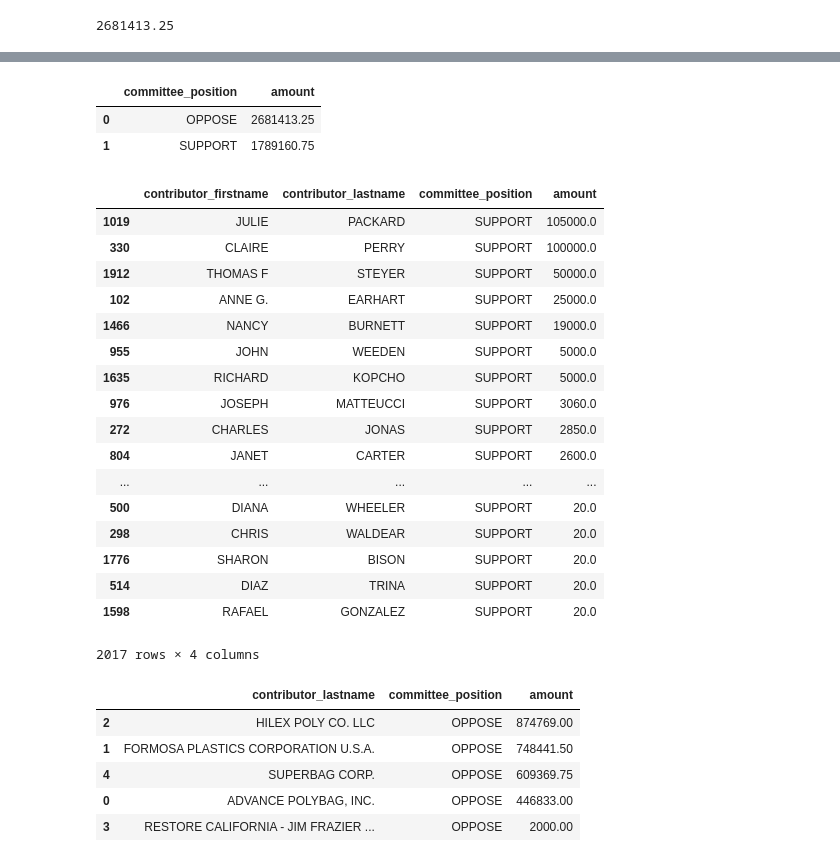
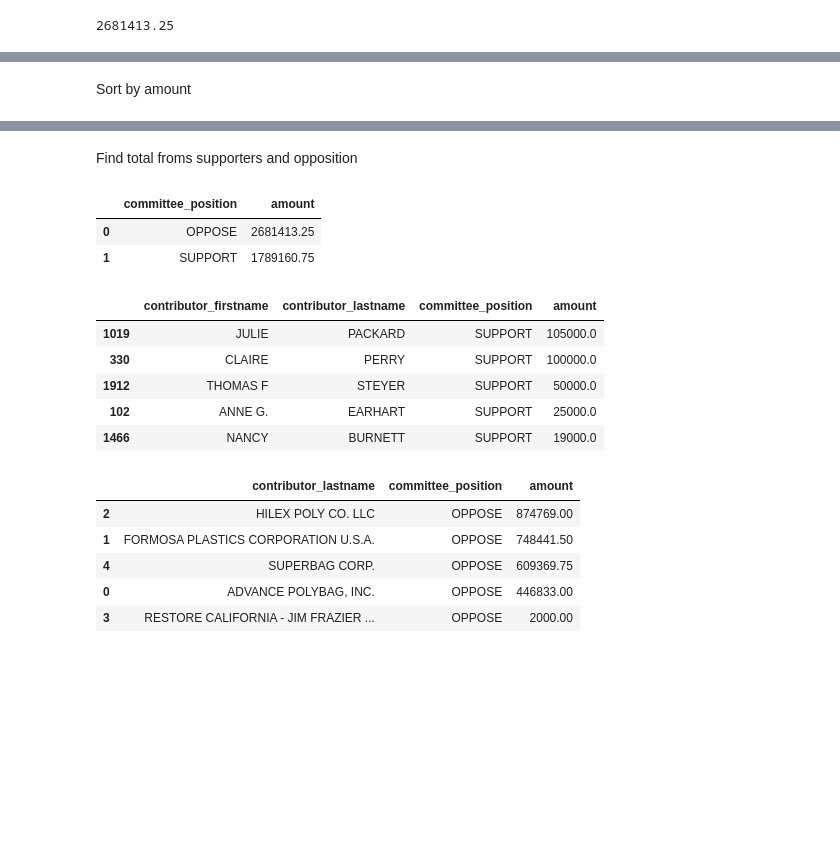
Before and after one commit to Oteu/first-python-notebook, a Jupyter notebook: my-third-notebook.ipynb, the cells around one changed output, grey strips where cells are left out. Saved outputs shown, nothing was run; the diff lists cells and outputs as text; code cells hidden in the pictures; blank space fills up the shorter version.

```diff
--- a/my-third-notebook.ipynb
+++ b/my-third-notebook.ipynb
@@ -147,3 +147,5 @@ per
+# %% [markdown]
+Sort by amount
 # %%
 support.sort_values('amount', ascending=False).head()
 # %% [output]
@@ -162,6 +164,8 @@ oppose.sort_values('amount', ascending=False).head()
 | 140 | ocd-contest/7495cdbe-1aa7-4c26-9a... | 1372638 | 86 | PROPOSITION 067- REFERENDUM TO OV... | 478 | 1372902 | ... |
 | 142 | ocd-contest/7495cdbe-1aa7-4c26-9a... | 1372638 | 86 | PROPOSITION 067- REFERENDUM TO OV... | 478 | 1372902 | ... |
 | 133 | ocd-contest/7495cdbe-1aa7-4c26-9a... | 1372638 | 86 | PROPOSITION 067- REFERENDUM TO OV... | 478 | 1372902 | ... |
+# %% [markdown]
+Find total froms supporters and opposition
 # %%
 merged.groupby("committee_position").amount.sum().reset_index().sort_values('amount', ascending=False)
 # %% [output]
@@ -169,26 +173,14 @@ merged.groupby("committee_position").amount.sum().reset_index().sort_values('amo
 | 0 | OPPOSE | 2681413.25 |
 | 1 | SUPPORT | 1789160.75 |
 # %%
-support.groupby(["contributor_firstname", "contributor_lastname", "committee_position"]).amount.sum().reset_index().sort_values('amount', ascending=False)
+support.groupby(["contributor_firstname", "contributor_lastname", "committee_position"]).amount.sum().reset_index().sort_values('amount', ascending=False).head()
 # %% [output]
 |  | contributor_firstname | contributor_lastname | committee_position | amount |
 | 1019 | JULIE | PACKARD | SUPPORT | 105000.0 |
 | 330 | CLAIRE | PERRY | SUPPORT | 100000.0 |
 | 1912 | THOMAS F | STEYER | SUPPORT | 50000.0 |
 | 102 | ANNE G. | EARHART | SUPPORT | 25000.0 |
 | 1466 | NANCY | BURNETT | SUPPORT | 19000.0 |
-| 955 | JOHN | WEEDEN | SUPPORT | 5000.0 |
-| 1635 | RICHARD | KOPCHO | SUPPORT | 5000.0 |
-| 976 | JOSEPH | MATTEUCCI | SUPPORT | 3060.0 |
-| 272 | CHARLES | JONAS | SUPPORT | 2850.0 |
-| 804 | JANET | CARTER | SUPPORT | 2600.0 |
-| ... | ... | ... | ... | ... |
-| 500 | DIANA | WHEELER | SUPPORT | 20.0 |
-| 298 | CHRIS | WALDEAR | SUPPORT | 20.0 |
-| 1776 | SHARON | BISON | SUPPORT | 20.0 |
-| 514 | DIAZ | TRINA | SUPPORT | 20.0 |
-| 1598 | RAFAEL | GONZALEZ | SUPPORT | 20.0 |
-2017 rows × 4 columns
 # %%
 oppose.groupby(["contributor_lastname", "committee_position"]).amount.sum().reset_index().sort_values('amount', ascending=False)
 # %% [output]
```
Also changed, not shown: parts of 8 cells of this notebook, 1 other file.
